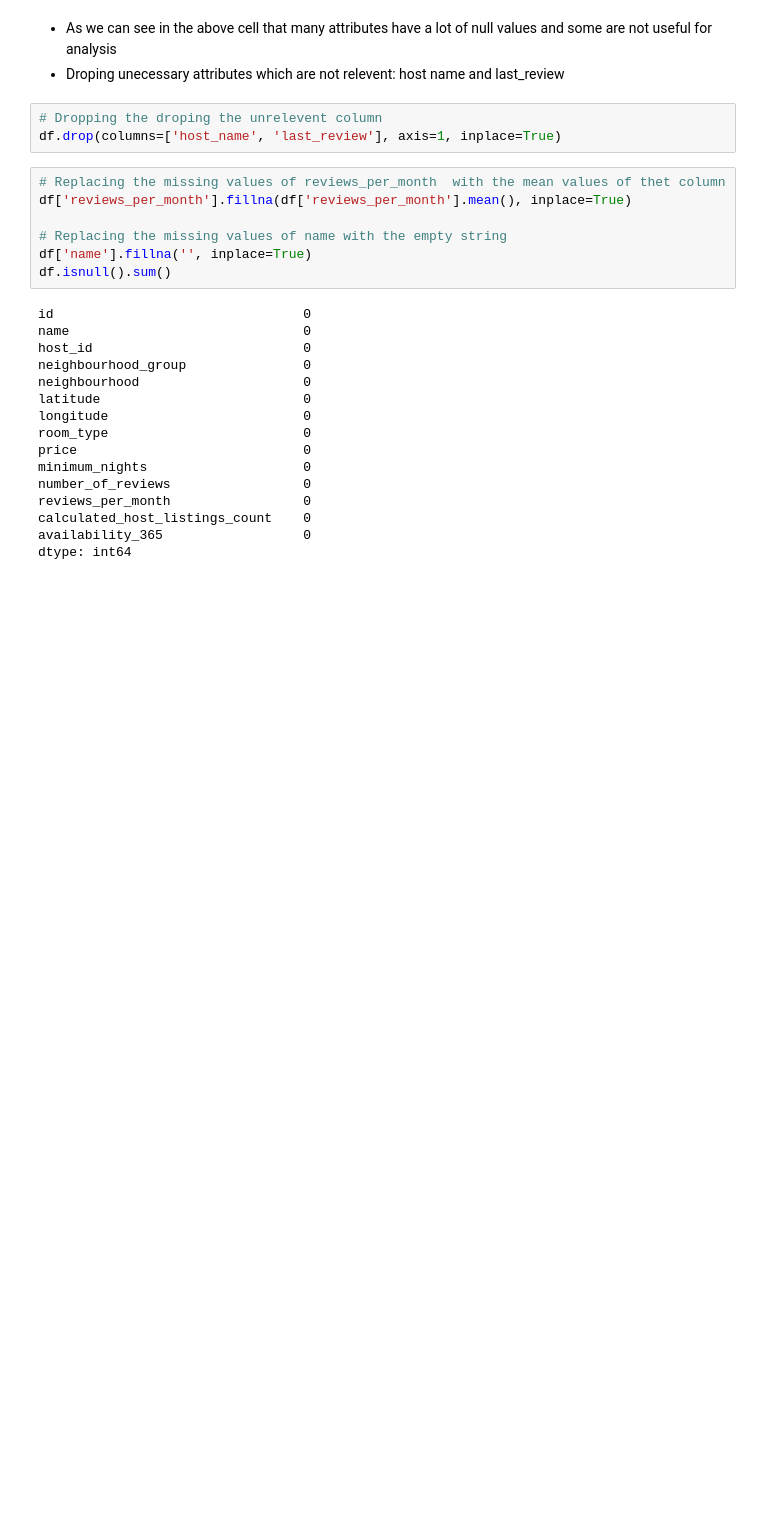
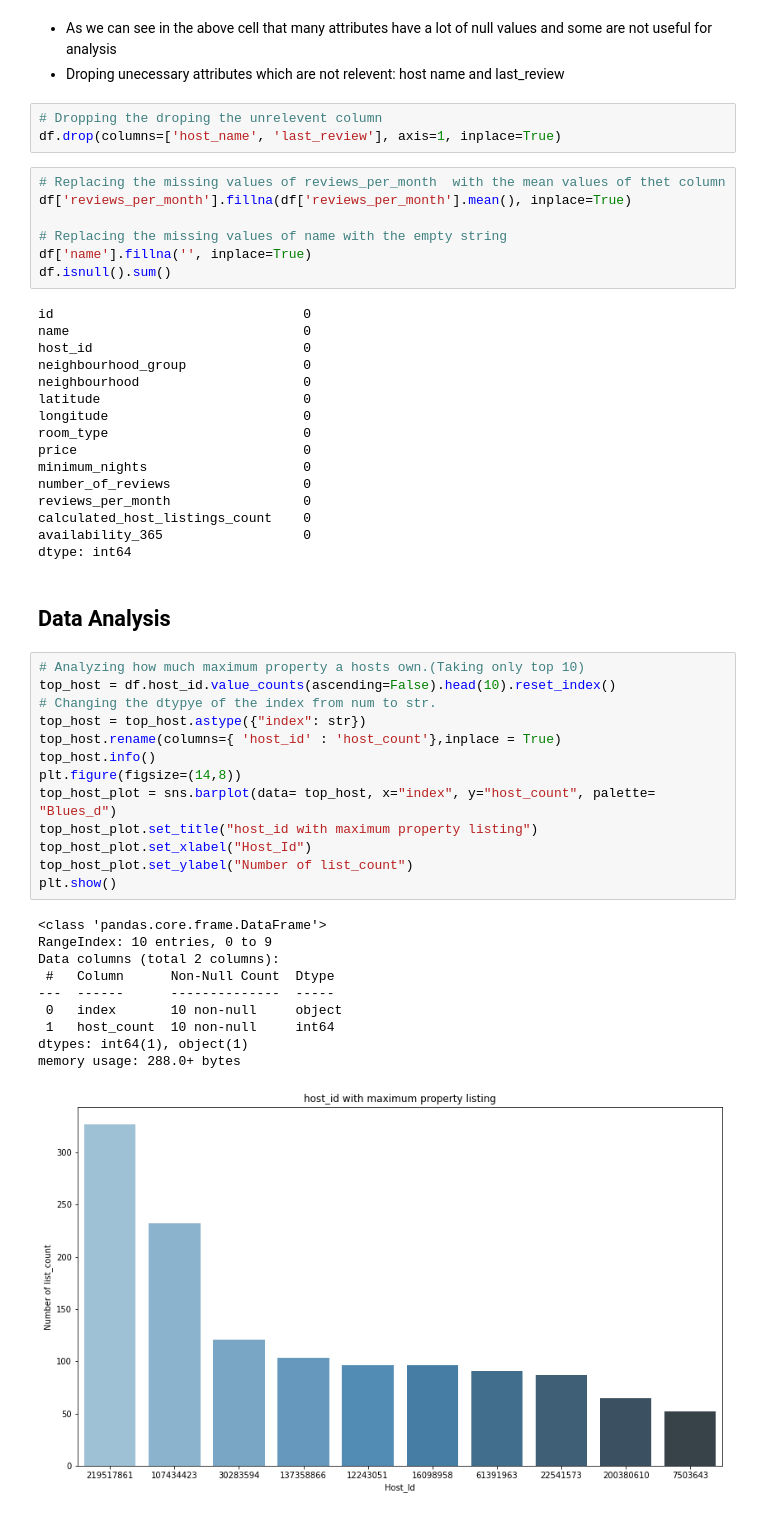
Before and after one commit to Roshani9989/airbnb-data-analysis, a Jupyter notebook: Roshani_Airbnb.ipynb, the cells around one changed output. Drawn from its saved outputs; the diff is of its cells as text; blank space fills up the shorter version.

```diff
--- a/Roshani_Airbnb.ipynb
+++ b/Roshani_Airbnb.ipynb
@@ -161,3 +161,29 @@ reviews_per_month                 0
 calculated_host_listings_count    0
 availability_365                  0
 dtype: int64
+# %% [markdown]
+## **Data** **Analysis**
+# %%
+# Analyzing how much maximum property a hosts own.(Taking only top 10)
+top_host = df.host_id.value_counts(ascending=False).head(10).reset_index()
+# Changing the dtypye of the index from num to str.
+top_host = top_host.astype({"index": str})
+top_host.rename(columns={ 'host_id' : 'host_count'},inplace = True)
+top_host.info()
+plt.figure(figsize=(14,8))
+top_host_plot = sns.barplot(data= top_host, x="index", y="host_count", palette= "Blues_d")
+top_host_plot.set_title("host_id with maximum property listing")
+top_host_plot.set_xlabel("Host_Id")
+top_host_plot.set_ylabel("Number of list_count")
+plt.show()
+# %% [output]
+<class 'pandas.core.frame.DataFrame'>
+RangeIndex: 10 entries, 0 to 9
+Data columns (total 2 columns):
+ #   Column      Non-Null Count  Dtype
+---  ------      --------------  -----
+ 0   index       10 non-null     object
+ 1   host_count  10 non-null     int64
+dtypes: int64(1), object(1)
+memory usage: 288.0+ bytes
+[figure, added]
```
Also changed, not shown: parts of 8 cells of this notebook.
